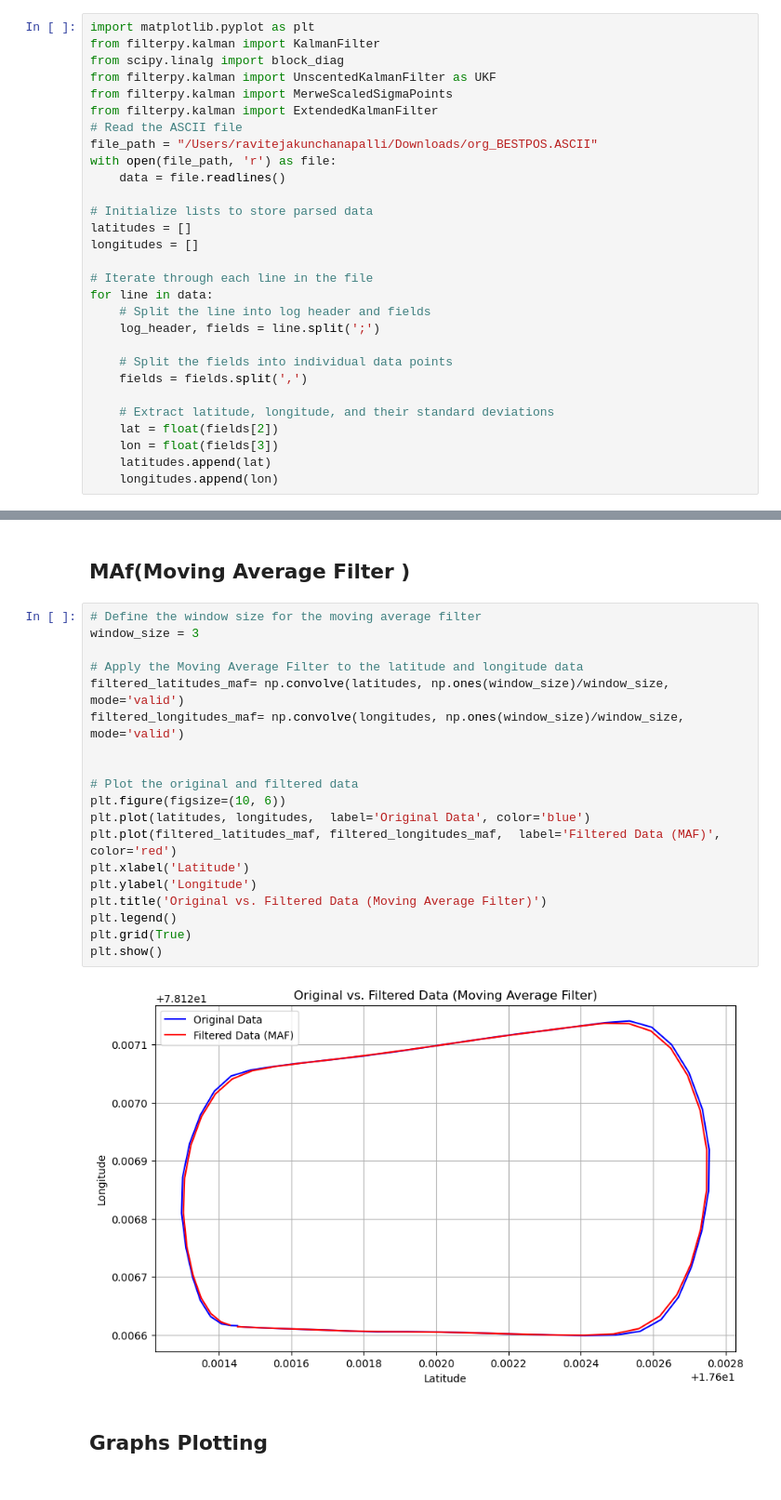
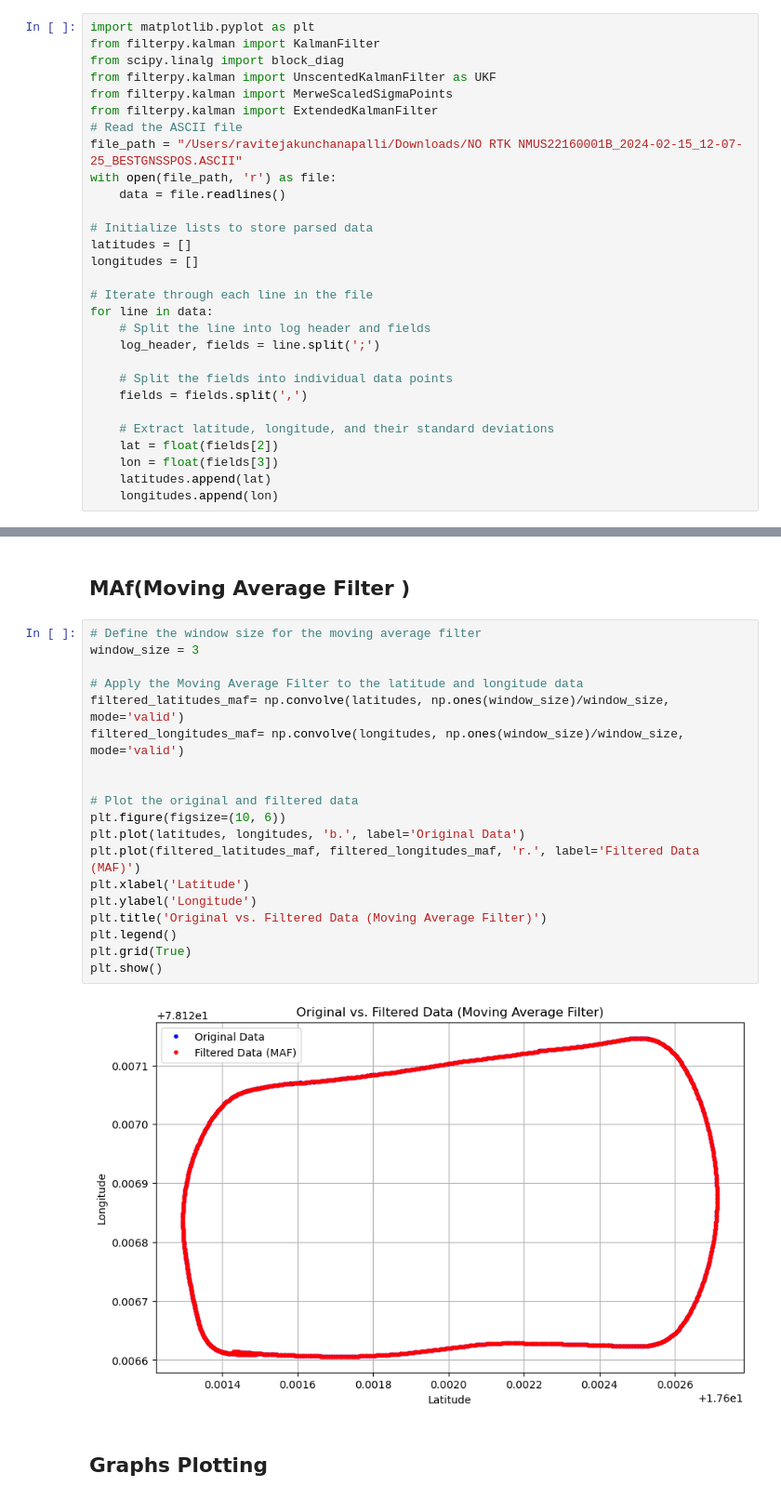
Before and after one commit to mfkiwl/GNSS-IMU_Dynamic, a Jupyter notebook: Predefined_Methods_kalman.ipynb, the cells around one changed output, grey strips where cells are left out. Shown at 93% size. Drawn from its saved outputs; the diff is of its cells as text.

```diff
--- a/Predefined_Methods_kalman.ipynb
+++ b/Predefined_Methods_kalman.ipynb
@@ -100,7 +100,7 @@ from filterpy.kalman import UnscentedKalmanFilter as UKF
 from filterpy.kalman import MerweScaledSigmaPoints
 from filterpy.kalman import ExtendedKalmanFilter
 # Read the ASCII file
-file_path = "/Users/ravitejakunchanapalli/Downloads/org_BESTPOS.ASCII"
+file_path = "/Users/ravitejakunchanapalli/Downloads/NO RTK NMUS22160001B_2024-02-15_12-07-25_BESTGNSSPOS.ASCII"
 with open(file_path, 'r') as file:
     data = file.readlines()
 
@@ -499,24 +730,24 @@ plt.show()
 # %%
 # Define the window size for the moving average filter
 window_size = 3
 
 # Apply the Moving Average Filter to the latitude and longitude data
 filtered_latitudes_maf= np.convolve(latitudes, np.ones(window_size)/window_size, mode='valid')
 filtered_longitudes_maf= np.convolve(longitudes, np.ones(window_size)/window_size, mode='valid')
 
 
 # Plot the original and filtered data
 plt.figure(figsize=(10, 6))
-plt.plot(latitudes, longitudes,  label='Original Data', color='blue')
-plt.plot(filtered_latitudes_maf, filtered_longitudes_maf,  label='Filtered Data (MAF)', color='red')
+plt.plot(latitudes, longitudes, 'b.', label='Original Data')
+plt.plot(filtered_latitudes_maf, filtered_longitudes_maf, 'r.', label='Filtered Data (MAF)')
 plt.xlabel('Latitude')
 plt.ylabel('Longitude')
 plt.title('Original vs. Filtered Data (Moving Average Filter)')
 plt.legend()
 plt.grid(True)
 plt.show()
 # %% [output]
-[figure, old version]
+[figure, new version]
 # %% [markdown]
 ## Graphs Plotting
 # %%
```
Also changed, not shown: parts of 16 cells of this notebook.
